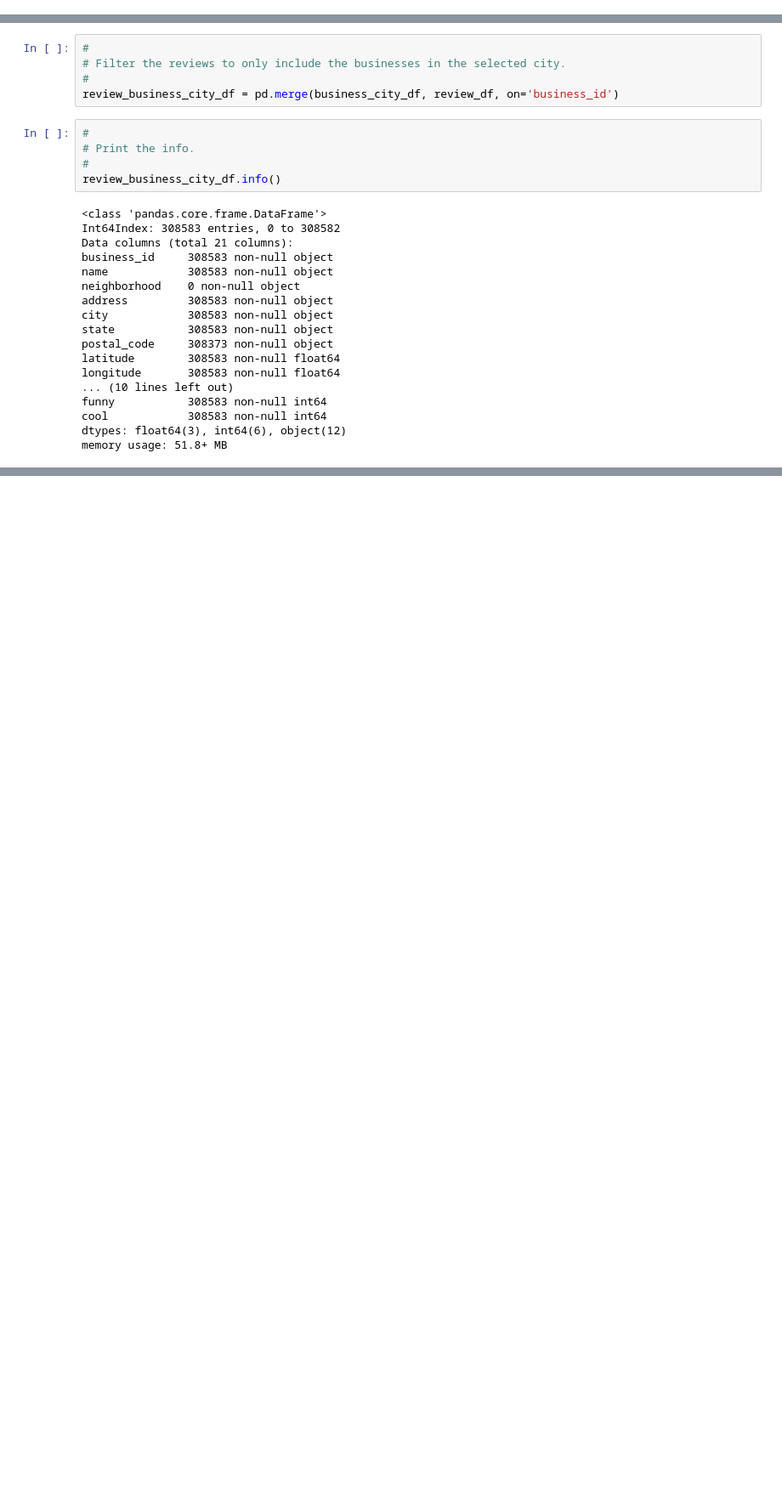
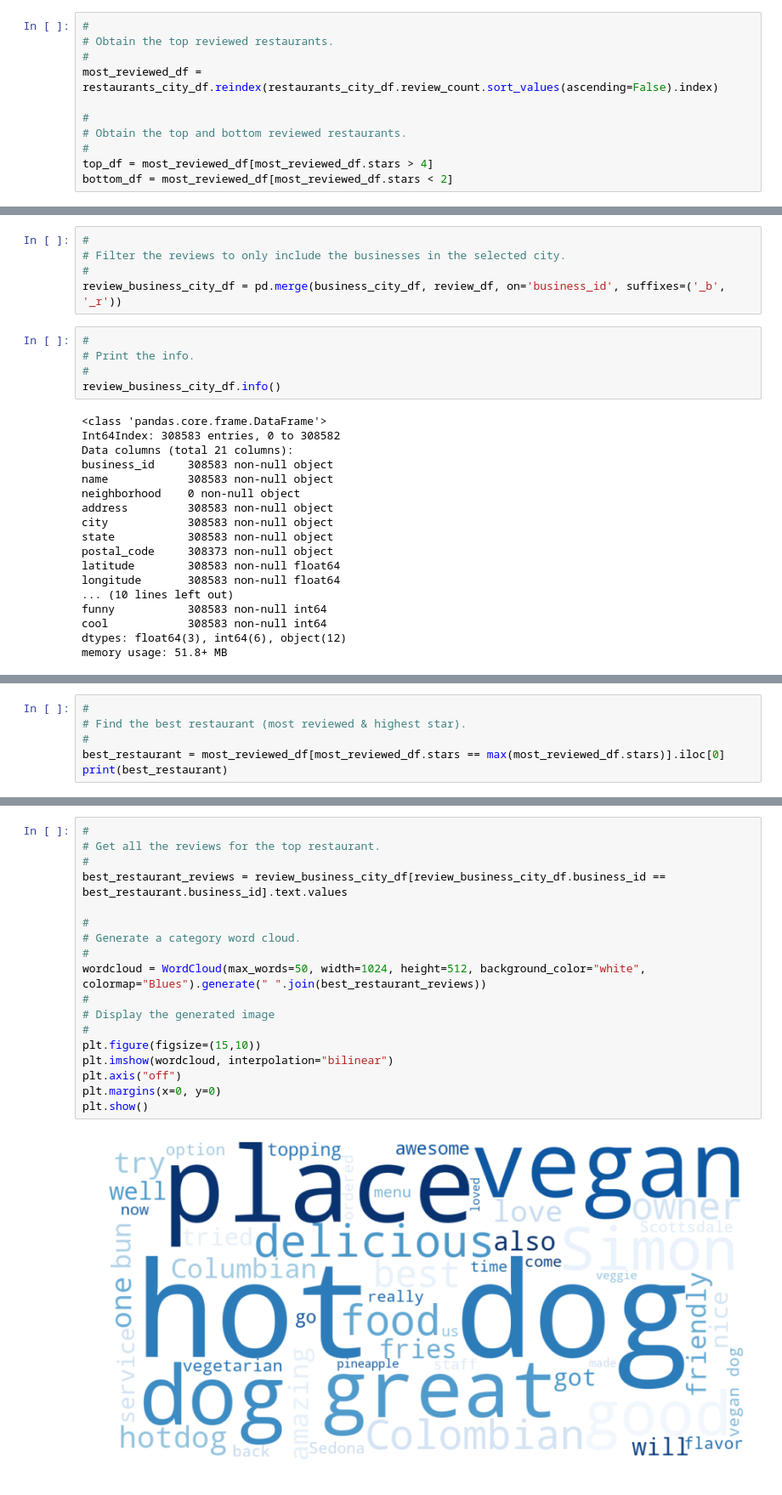
Before and after one commit to racineda/data-science-career-track, a Jupyter notebook: capstone-2-project/racine-david-capstone2.ipynb, the cells around one changed output, grey strips where cells are left out. Shown at 85% size. Drawn from its saved outputs; the diff is of its cells as text; blank space fills up the shorter version.

Commit message:
job description wordcloud

```diff
--- a/capstone-2-project/racine-david-capstone2.ipynb
+++ b/capstone-2-project/racine-david-capstone2.ipynb
@@ -178 +231,12 @@ Name: city, dtype: int64
+# %%
+#
+# Obtain the top reviewed restaurants.
+#
+most_reviewed_df = restaurants_city_df.reindex(restaurants_city_df.review_count.sort_values(ascending=False).index)
+
+#
+# Obtain the top and bottom reviewed restaurants.
+#
+top_df = most_reviewed_df[most_reviewed_df.stars > 4]
+bottom_df = most_reviewed_df[most_reviewed_df.stars < 2]
 # %%
@@ -425,7 +482,7 @@ memory usage: 361.3+ MB
 #
 # Filter the reviews to only include the businesses in the selected city.
 #
-review_business_city_df = pd.merge(business_city_df, review_df, on='business_id')
+review_business_city_df = pd.merge(business_city_df, review_df, on='business_id', suffixes=('_b', '_r'))
 # %%
 #
 # Print the info.
@@ -622,0 +509,6 @@ plot(g, layout=layout)
+# %%
+#
+# Find the best restaurant (most reviewed & highest star).
+#
+best_restaurant = most_reviewed_df[most_reviewed_df.stars == max(most_reviewed_df.stars)].iloc[0]
+print(best_restaurant)
@@ -622,0 +530,20 @@ plot(g, layout=layout)
+# %%
+#
+# Get all the reviews for the top restaurant.
+#
+best_restaurant_reviews = review_business_city_df[review_business_city_df.business_id == best_restaurant.business_id].text.values
+
+#
+# Generate a category word cloud.
+#
+wordcloud = WordCloud(max_words=50, width=1024, height=512, background_color="white", colormap="Blues").generate(" ".join(best_restaurant_reviews))
+#
+# Display the generated image
+#
+plt.figure(figsize=(15,10))
+plt.imshow(wordcloud, interpolation="bilinear")
+plt.axis("off")
+plt.margins(x=0, y=0)
+plt.show()
+# %% [output]
+[figure, added]
```
Also changed, not shown: parts of 53 cells of this notebook, 7 other files.
